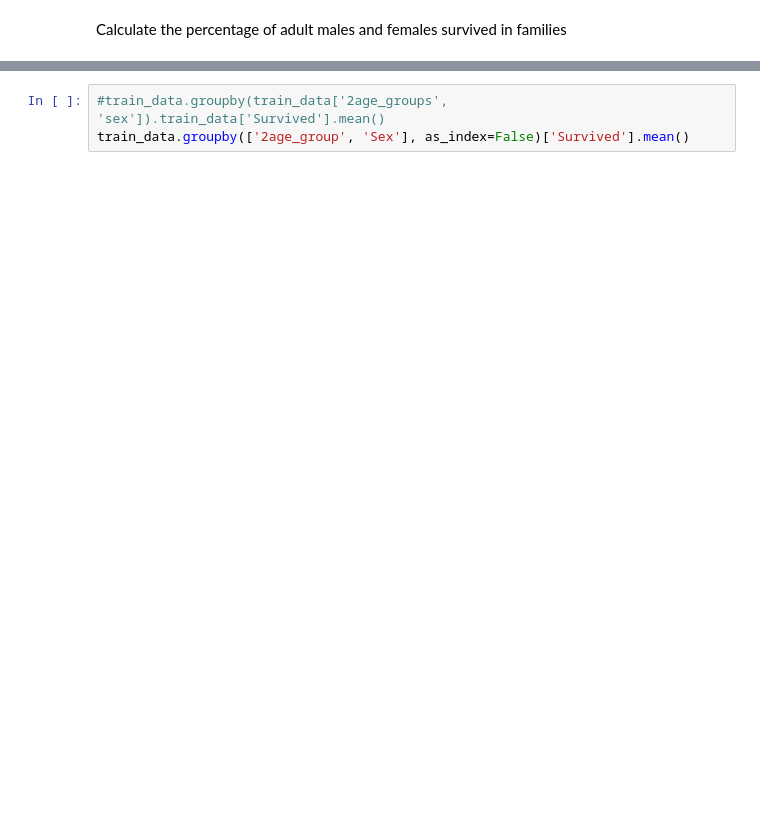
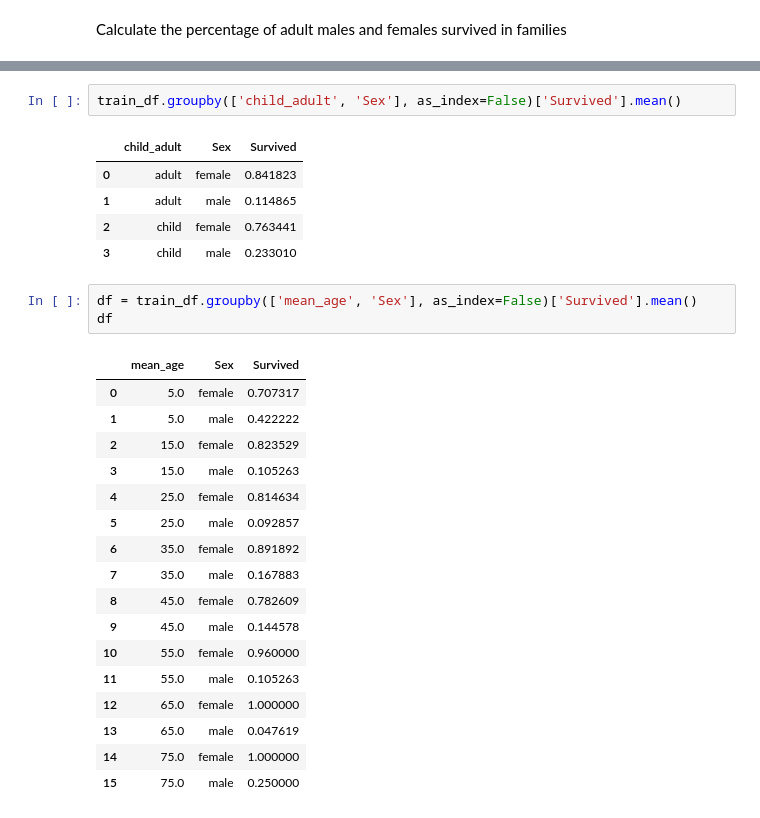
Before and after one commit to chanyadeshani/Group8, a Jupyter notebook: submit_assignment.ipynb, the cells around one changed output, grey strips where cells are left out. Saved outputs shown, nothing was run; the diff lists cells and outputs as text; blank space fills up the shorter version.

```diff
--- a/submit_assignment.ipynb
+++ b/submit_assignment.ipynb
@@ -538,3 +570,29 @@ print("percentage of children survived " + str(round(100 * number_child_s/total_
 # %%
-#train_data.groupby(train_data['2age_groups', 'sex']).train_data['Survived'].mean()
-train_data.groupby(['2age_group', 'Sex'], as_index=False)['Survived'].mean()
+train_df.groupby(['child_adult', 'Sex'], as_index=False)['Survived'].mean()
+# %% [output]
+|  | child_adult | Sex | Survived |
+| 0 | adult | female | 0.841823 |
+| 1 | adult | male | 0.114865 |
+| 2 | child | female | 0.763441 |
+| 3 | child | male | 0.233010 |
+# %%
+df = train_df.groupby(['mean_age', 'Sex'], as_index=False)['Survived'].mean()
+df
+# %% [output]
+|  | mean_age | Sex | Survived |
+| 0 | 5.0 | female | 0.707317 |
+| 1 | 5.0 | male | 0.422222 |
+| 2 | 15.0 | female | 0.823529 |
+| 3 | 15.0 | male | 0.105263 |
+| 4 | 25.0 | female | 0.814634 |
+| 5 | 25.0 | male | 0.092857 |
+| 6 | 35.0 | female | 0.891892 |
+| 7 | 35.0 | male | 0.167883 |
+| 8 | 45.0 | female | 0.782609 |
+| 9 | 45.0 | male | 0.144578 |
+| 10 | 55.0 | female | 0.960000 |
+| 11 | 55.0 | male | 0.105263 |
+| 12 | 65.0 | female | 1.000000 |
+| 13 | 65.0 | male | 0.047619 |
+| 14 | 75.0 | female | 1.000000 |
+| 15 | 75.0 | male | 0.250000 |
```
Also changed, not shown: parts of 18 cells of this notebook.
